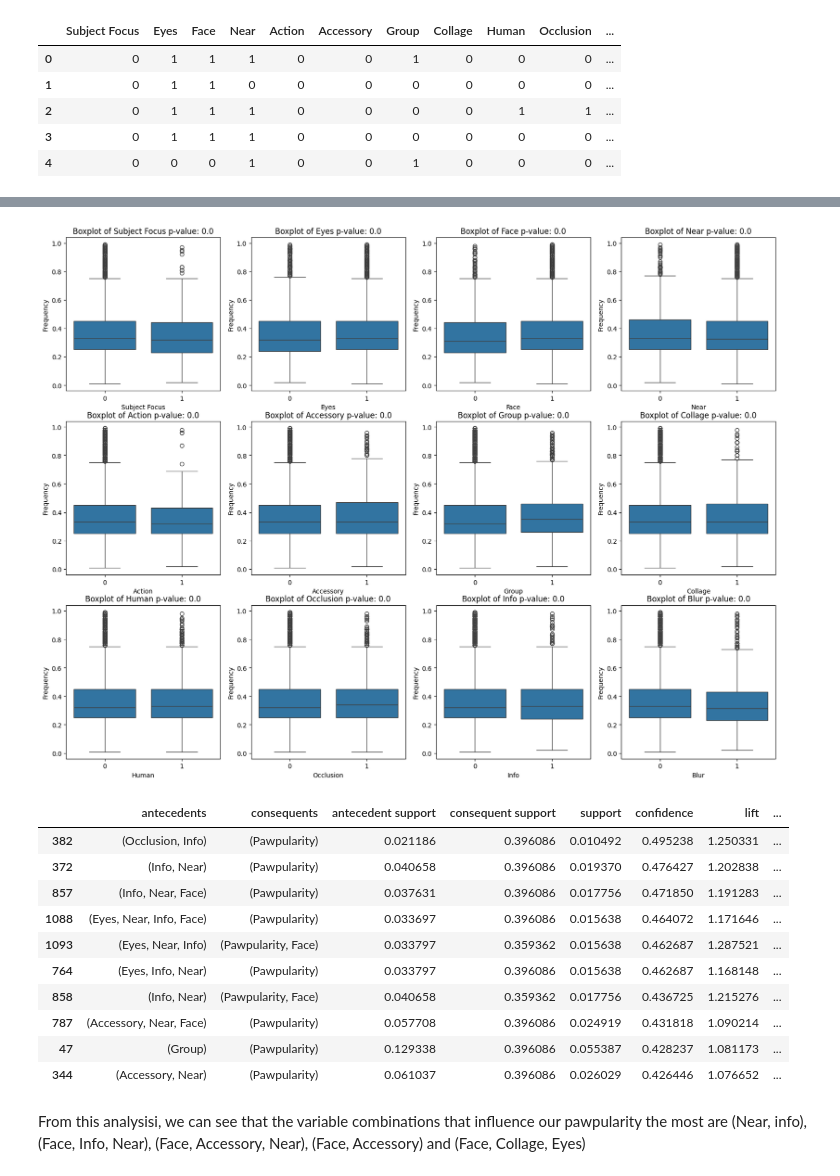
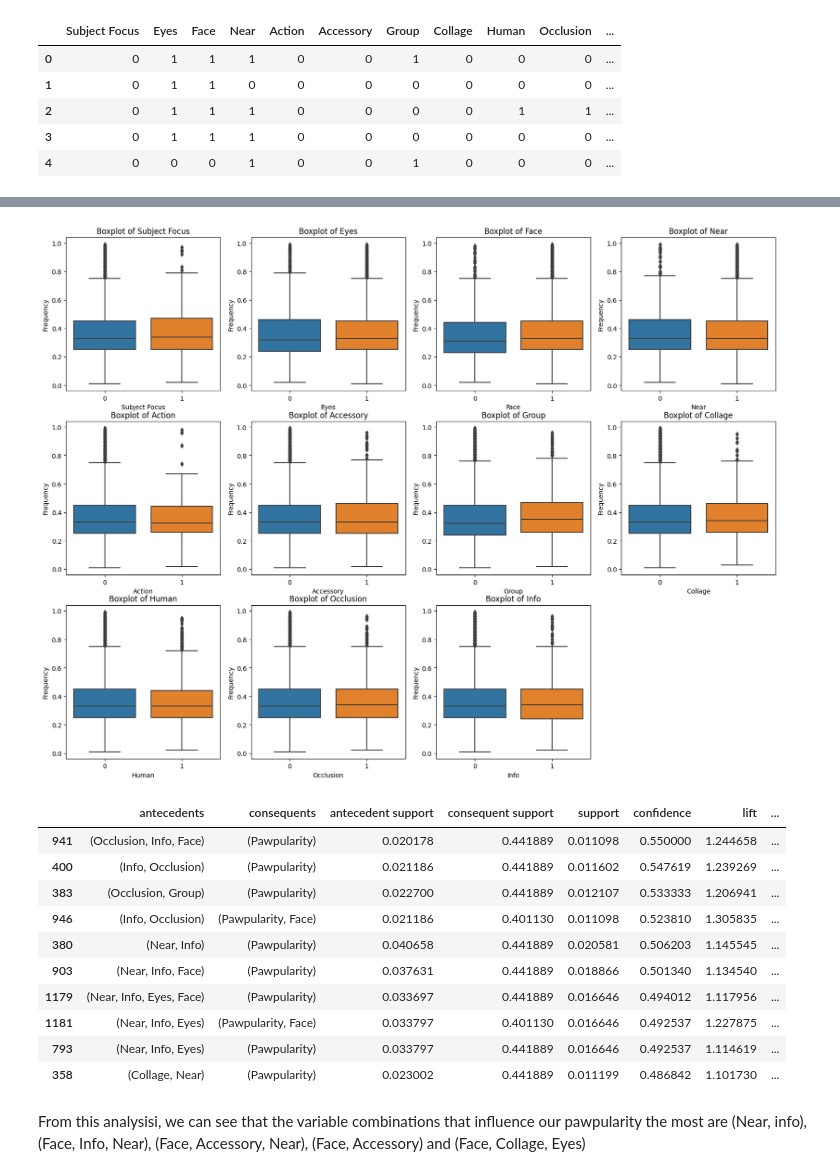
Before and after one commit to minesamaro/pawpularity-daco, a Jupyter notebook: data_processer.ipynb, the cells around one changed output, grey strips where cells are left out. Cells and saved outputs as stored; diff of their text form; code cells hidden in the pictures.

```diff
--- a/data_processer.ipynb
+++ b/data_processer.ipynb
@@ -39,4 +21,13 @@ train_data.head()
 | 2 | 0 | 1 | 1 | 1 | 0 | 0 | 0 | 0 | 1 | 1 | ... |
 | 3 | 0 | 1 | 1 | 1 | 0 | 0 | 0 | 0 | 0 | 0 | ... |
 | 4 | 0 | 0 | 0 | 1 | 0 | 0 | 1 | 0 | 0 | 0 | ... |
+# %%
+X = train_data.drop('Pawpularity', axis=1).drop('pawpularity_norm', axis = 1) #except the last and the first(Id)
+y = train_data['pawpularity_norm']
+
+# Split the data into training and test sets
+X_train, X_test, y_train, y_test = train_test_split(X, y, test_size=0.2, random_state=42)
+
+# Split the data into training and validation sets
+X_train, X_val, y_train, y_val = train_test_split(X_train, y_train, test_size=0.2, random_state=42)
 # %%
@@ -93,13 +58,16 @@ Name: pawpularity_norm, dtype: float64
 # %%
 # Get the distribution of pawpularity for the outlier free data
-sns.distplot(outlier_free['pawpularity_norm'])
+outlier_free_y = y_train[y_train<1.0]
+outlier_free_x = X_train[y_train<1.0]
+
+sns.distplot(outlier_free_y)
 plt.title('Distribution of Pawpularity')
 plt.xlabel('Pawpularity')
 plt.ylabel('Density')
 plt.show()
 
 # Analyse the distribution of the target variable
-output_summary = outlier_free['pawpularity_norm'].describe()
+output_summary = outlier_free_y.describe()
 print(output_summary)
 # %% [output]
 `distplot` is a deprecated function and will be removed in seaborn v0.14.0.
@@ -160,7 +113,7 @@ plt.show()
 # %%
 # Get the names of the columns and exclude the target variable
 cols = train_data.columns
-cols = cols.drop('Pawpularity')
+cols = cols.drop('Pawpularity').drop('pawpularity_norm')
 cols
 # %% [output]
 Index(['Subject Focus', 'Eyes', 'Face', 'Near', 'Action', 'Accessory', 'Group',
@@ -197,8 +133,10 @@ plt.show()
 # %%
-for feature in cols:
-    plt.figure(figsize=(10, 8))
-    sns.boxplot(x=train_data[feature], y=train_data['pawpularity_norm'])
+# Plot the distribution of each feature in a subplot
+plt.subplots(figsize=(20, 20))
+for i, feature in enumerate(cols):
+    plt.subplot(4, 4, i + 1)
+    sns.boxplot(x=outlier_free_x[feature], y = outlier_free_y)
+
     plt.title('Boxplot of ' + feature)
     plt.xlabel(feature)
-    plt.ylabel('Pawpularity')
-    plt.show()
+    plt.ylabel('Frequency')
@@ -205,25 +145,24 @@ for feature in cols:
 # %%
 # Plot the distribution of each feature in a subplot
 plt.subplots(figsize=(20, 20))
 for i, feature in enumerate(cols[:-1]):
     plt.subplot(4, 4, i + 1)
-    sns.boxplot(x=outlier_free[feature], y = outlier_free['pawpularity_norm'])
+    sns.boxplot(x=outlier_free_x[feature], y = outlier_free_y)
 
-    stat, p = ttest_ind(outlier_free[feature], outlier_free['pawpularity_norm'])
-    plt.title('Boxplot of ' + feature + ' p-value: ' + str(p))
+    plt.title('Boxplot of ' + feature)
     plt.xlabel(feature)
     plt.ylabel('Frequency')
 # %% [output]
-[figure, old version]
+[figure, new version]
 # %%
 ## Trying association rule mining
 from mlxtend.frequent_patterns import apriori
 from mlxtend.frequent_patterns import association_rules
 
 # Convert the categorical variables to numerical
-# Binarize the Pawpularity variable, making zero the values below the 75th percentile and one the values above the 75th percentile
+# Binarize the Pawpularity variable, making zero the values below the mean and one the values above the 75th percentile
 bin_train_data = train_data.copy().drop(['pawpularity_norm'], axis=1)
-bin_train_data['Pawpularity'] = np.where(bin_train_data['Pawpularity'] >= 38, 1, 0)
+bin_train_data['Pawpularity'] = np.where(bin_train_data['Pawpularity'] >= 36, 1, 0)
 
 
 assoc_data = pd.get_dummies(bin_train_data)
@@ -242,16 +181,16 @@ sorted_rules = rules[rules['consequents'].astype(str).str.contains('Pawpularity'
 sorted_rules.head(10)
 # %% [output]
 |  | antecedents | consequents | antecedent support | consequent support | support | confidence | lift | ... |
-| 382 | (Occlusion, Info) | (Pawpularity) | 0.021186 | 0.396086 | 0.010492 | 0.495238 | 1.250331 | ... |
-| 372 | (Info, Near) | (Pawpularity) | 0.040658 | 0.396086 | 0.019370 | 0.476427 | 1.202838 | ... |
-| 857 | (Info, Near, Face) | (Pawpularity) | 0.037631 | 0.396086 | 0.017756 | 0.471850 | 1.191283 | ... |
-| 1088 | (Eyes, Near, Info, Face) | (Pawpularity) | 0.033697 | 0.396086 | 0.015638 | 0.464072 | 1.171646 | ... |
-| 1093 | (Eyes, Near, Info) | (Pawpularity, Face) | 0.033797 | 0.359362 | 0.015638 | 0.462687 | 1.287521 | ... |
-| 764 | (Eyes, Info, Near) | (Pawpularity) | 0.033797 | 0.396086 | 0.015638 | 0.462687 | 1.168148 | ... |
-| 858 | (Info, Near) | (Pawpularity, Face) | 0.040658 | 0.359362 | 0.017756 | 0.436725 | 1.215276 | ... |
-| 787 | (Accessory, Near, Face) | (Pawpularity) | 0.057708 | 0.396086 | 0.024919 | 0.431818 | 1.090214 | ... |
-| 47 | (Group) | (Pawpularity) | 0.129338 | 0.396086 | 0.055387 | 0.428237 | 1.081173 | ... |
-| 344 | (Accessory, Near) | (Pawpularity) | 0.061037 | 0.396086 | 0.026029 | 0.426446 | 1.076652 | ... |
+| 941 | (Occlusion, Info, Face) | (Pawpularity) | 0.020178 | 0.441889 | 0.011098 | 0.550000 | 1.244658 | ... |
+| 400 | (Info, Occlusion) | (Pawpularity) | 0.021186 | 0.441889 | 0.011602 | 0.547619 | 1.239269 | ... |
+| 383 | (Occlusion, Group) | (Pawpularity) | 0.022700 | 0.441889 | 0.012107 | 0.533333 | 1.206941 | ... |
+| 946 | (Info, Occlusion) | (Pawpularity, Face) | 0.021186 | 0.401130 | 0.011098 | 0.523810 | 1.305835 | ... |
+| 380 | (Near, Info) | (Pawpularity) | 0.040658 | 0.441889 | 0.020581 | 0.506203 | 1.145545 | ... |
+| 903 | (Near, Info, Face) | (Pawpularity) | 0.037631 | 0.441889 | 0.018866 | 0.501340 | 1.134540 | ... |
+| 1179 | (Near, Info, Eyes, Face) | (Pawpularity) | 0.033697 | 0.441889 | 0.016646 | 0.494012 | 1.117956 | ... |
+| 1181 | (Near, Info, Eyes) | (Pawpularity, Face) | 0.033797 | 0.401130 | 0.016646 | 0.492537 | 1.227875 | ... |
+| 793 | (Near, Info, Eyes) | (Pawpularity) | 0.033797 | 0.441889 | 0.016646 | 0.492537 | 1.114619 | ... |
+| 358 | (Collage, Near) | (Pawpularity) | 0.023002 | 0.441889 | 0.011199 | 0.486842 | 1.101730 | ... |
 # %% [markdown]
 From this analysisi, we can see that the variable combinations that influence our pawpularity the most are (Near, info), (Face, Info, Near), (Face, Accessory, Near), (Face, Accessory) and (Face, Collage, Eyes)
 # %%
```
Also changed, not shown: parts of 49 cells of this notebook, 5 other files.
